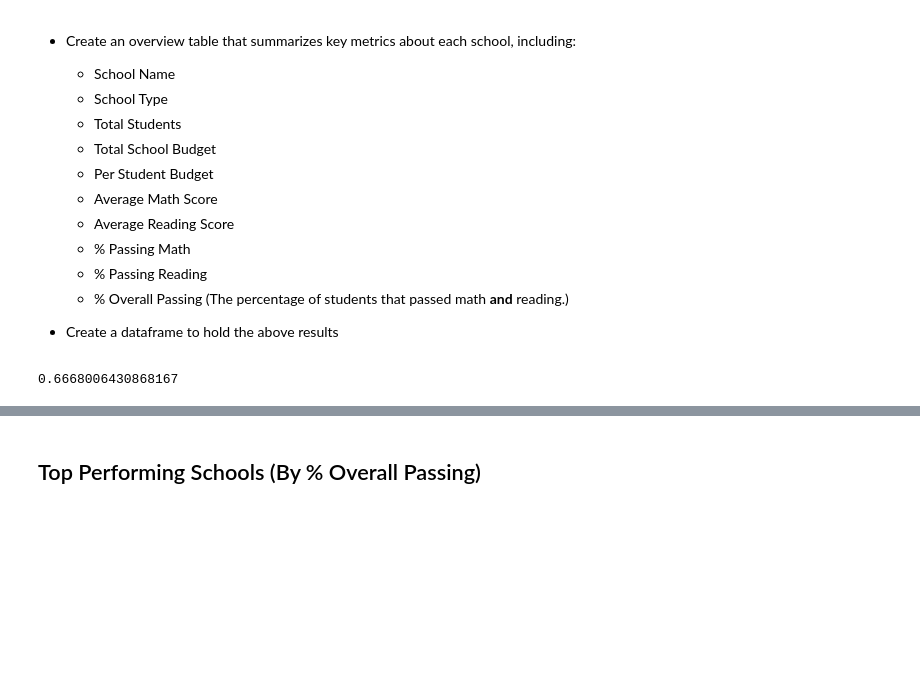
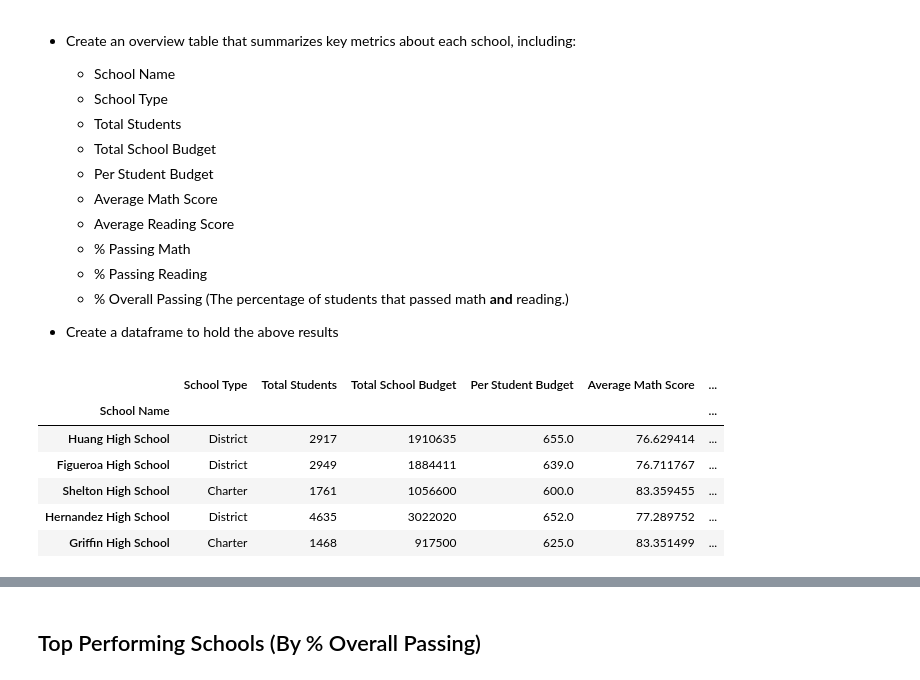
Before and after one commit to ande3674/pandas-challenge, a Jupyter notebook: PyCitySchools_starter-Copy1.ipynb, the cells around one changed output, grey strips where cells are left out. Drawn from its saved outputs; the diff is of its cells as text; code cells hidden in the pictures; blank space fills up the shorter version.

```diff
--- a/PyCitySchools_starter-Copy1.ipynb
+++ b/PyCitySchools_starter-Copy1.ipynb
@@ -108,30 +108,26 @@ summary_df
 # %%
 # First grab the columns we need directly from the school dataframe
 school_summary_df = school_data_df[["school_name", "type", "size", "budget"]]
 school_summary_df = school_summary_df.rename(columns={"school_name": "School Name", "type": "School Type", "size": "Total Students", "budget": "Total School Budget"})
 school_summary_df = school_summary_df.set_index("School Name")
 
 # Need to divide the Budget column by the Students column for the Per Student Budget
 school_summary_df['Per Student Budget'] = school_summary_df["Total School Budget"] / school_summary_df["Total Students"]
 
 # Calculate average math and reading scores
 # Students df --> Group by school --> average of math / reading scores
 students_grouped_school = student_data_df.groupby('school_name')
 means_df = students_grouped_school.mean()
 # put the columns into the school summary df
 school_summary_df['Average Math Score'] = means_df['math_score']
 school_summary_df['Average Reading Score'] = means_df['reading_score']
 
-# Percent passing math and reading
-pm = students_grouped_school.apply(lambda g: g[g['math_score'] >= 70])
-pr = students_grouped_school.apply(lambda g: g[g['reading_score'] >= 70])
-# Below gives the correct percentages for one school
-# TODO Lambda it over all schools and add to dataframe
-len(pr.loc["Bailey High School"])/school_summary_df.loc["Bailey High School", "Total Students"]
-len(pm.loc["Bailey High School"])/school_summary_df.loc["Bailey High School", "Total Students"]
-
-# % Passing overall
-
-#school_summary_df.head(16)
+school_summary_df.head()
 # %% [output]
-0.6668006430868167
+|  | School Type | Total Students | Total School Budget | Per Student Budget | Average Math Score | ... |
+| School Name |  |  |  |  |  | ... |
+| Huang High School | District | 2917 | 1910635 | 655.0 | 76.629414 | ... |
+| Figueroa High School | District | 2949 | 1884411 | 639.0 | 76.711767 | ... |
+| Shelton High School | Charter | 1761 | 1056600 | 600.0 | 83.359455 | ... |
+| Hernandez High School | District | 4635 | 3022020 | 652.0 | 77.289752 | ... |
+| Griffin High School | Charter | 1468 | 917500 | 625.0 | 83.351499 | ... |
```
Also changed, not shown: parts of 2 cells of this notebook.
